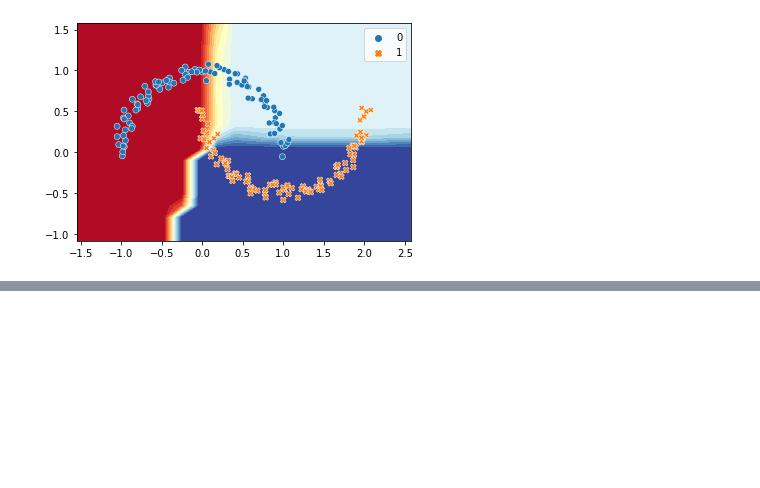
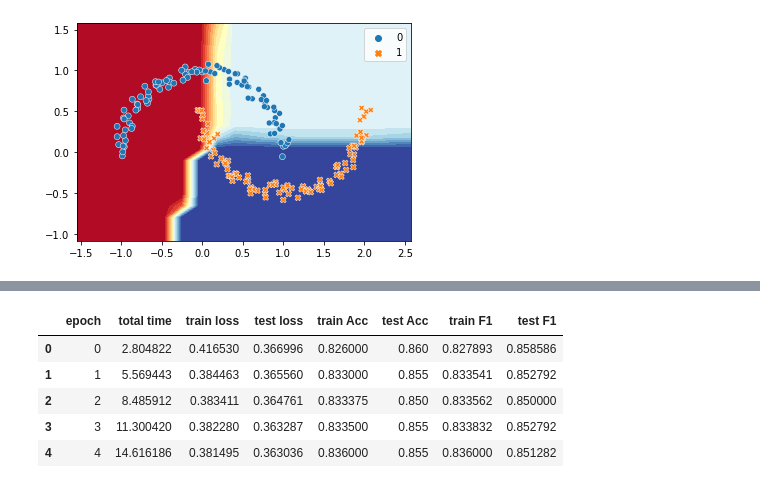
Before and after one commit to LarsG321/Book_Inside_Deep_Learning, a Jupyter notebook: Chapter 2/Reading Notes.ipynb, the cells around one changed output, grey strips where cells are left out. Cells and saved outputs as stored; diff of their text form; code cells hidden in the pictures; blank space fills up the shorter version.

```diff
--- a/Chapter 2/Reading Notes.ipynb
+++ b/Chapter 2/Reading Notes.ipynb
@@ -229,0 +286,9 @@ We can see that it now takes more time to train the network, but adding a non li
+# %%
+results_pd.head()
+# %% [output]
+|  | epoch | total time | train loss | test loss | train Acc | test Acc | train F1 | test F1 |
+| 0 | 0 | 2.804822 | 0.416530 | 0.366996 | 0.826000 | 0.860 | 0.827893 | 0.858586 |
+| 1 | 1 | 5.569443 | 0.384463 | 0.365560 | 0.833000 | 0.855 | 0.833541 | 0.852792 |
+| 2 | 2 | 8.485912 | 0.383411 | 0.364761 | 0.833375 | 0.850 | 0.833562 | 0.850000 |
+| 3 | 3 | 11.300420 | 0.382280 | 0.363287 | 0.833500 | 0.855 | 0.833832 | 0.852792 |
+| 4 | 4 | 14.616186 | 0.381495 | 0.363036 | 0.836000 | 0.855 | 0.836000 | 0.851282 |
```
Also changed, not shown: parts of 7 cells of this notebook.
